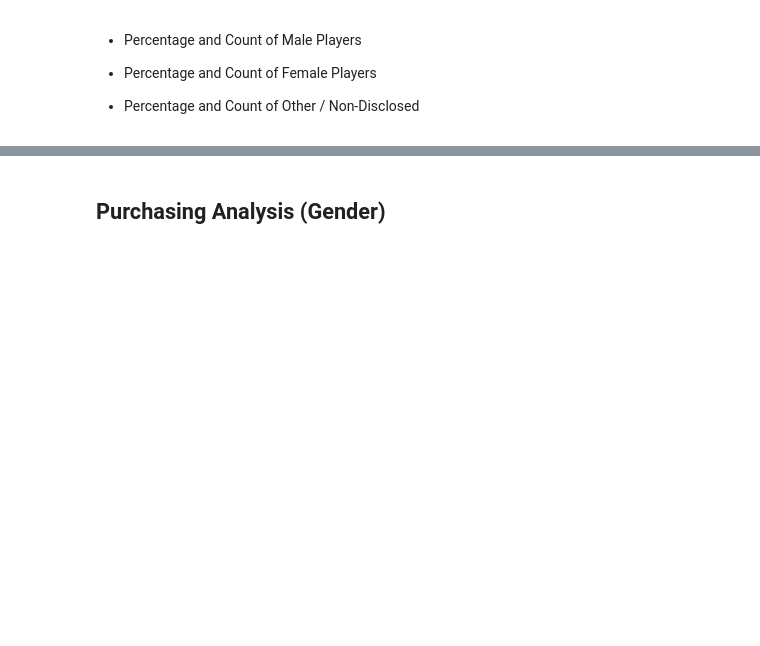
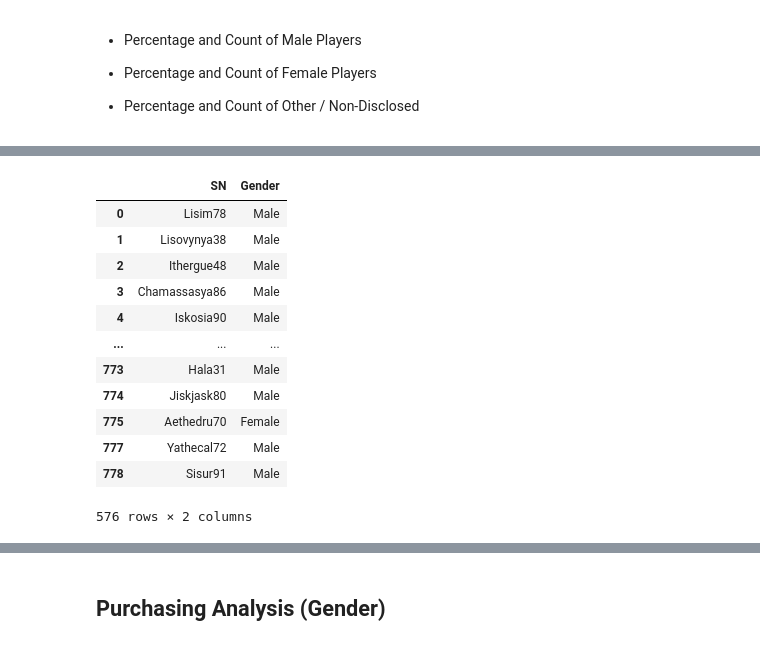
Before and after one commit to HumsShaik/pandas-project, a Jupyter notebook: HeroesOfPymoli/HeroesOfPymoli_starter.ipynb, the cells around one changed output, grey strips where cells are left out. Cells and saved outputs as stored; diff of their text form; code cells hidden in the pictures; blank space fills up the shorter version.

```diff
--- a/HeroesOfPymoli/HeroesOfPymoli_starter.ipynb
+++ b/HeroesOfPymoli/HeroesOfPymoli_starter.ipynb
@@ -117,0 +127,18 @@ purchasing_analysis
+# %%
+# Drop duplicated rows to keep only unique SN in new data frame
+df_gender = df_gender.drop_duplicates(subset="SN", keep="first")
+df_gender
+# %% [output]
+|  | SN | Gender |
+| 0 | Lisim78 | Male |
+| 1 | Lisovynya38 | Male |
+| 2 | Ithergue48 | Male |
+| 3 | Chamassasya86 | Male |
+| 4 | Iskosia90 | Male |
+| ... | ... | ... |
+| 773 | Hala31 | Male |
+| 774 | Jiskjask80 | Male |
+| 775 | Aethedru70 | Female |
+| 777 | Yathecal72 | Male |
+| 778 | Sisur91 | Male |
+576 rows × 2 columns
```
Also changed, not shown: parts of 34 cells of this notebook.
